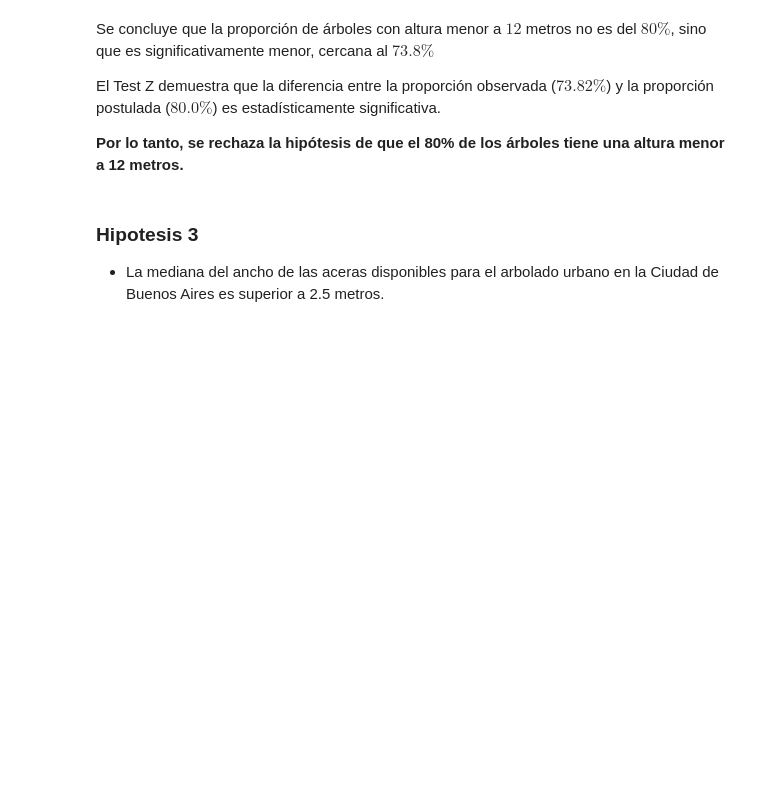
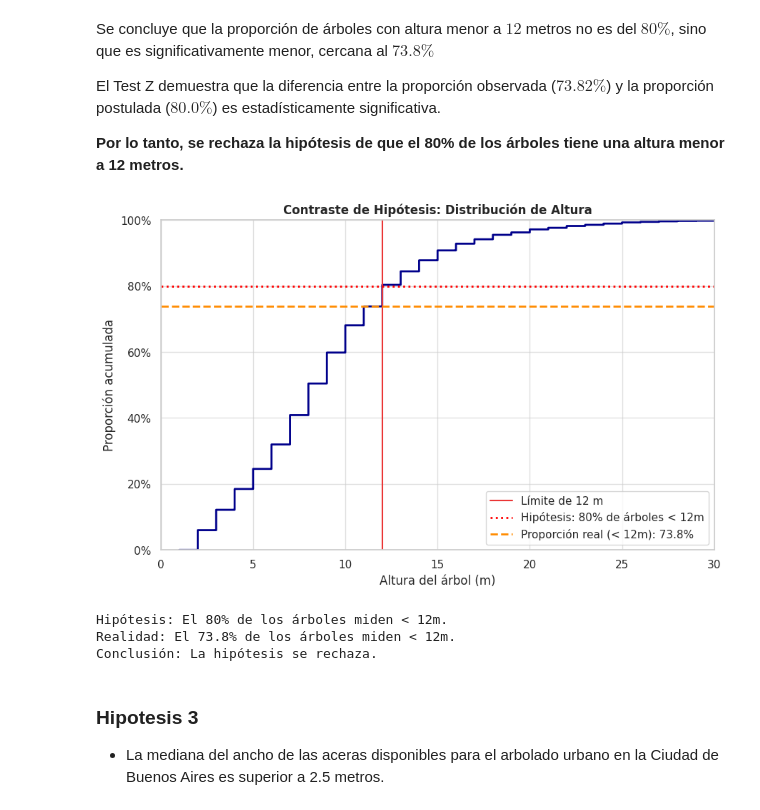
Before and after one commit to valentinabulat/TPFundamentos, a Jupyter notebook: Grupo10-TpeFundamentos.ipynb, the cells around one changed output. Drawn from its saved outputs; the diff is of its cells as text; code cells hidden in the pictures; blank space fills up the shorter version.

```diff
--- a/Grupo10-TpeFundamentos.ipynb
+++ b/Grupo10-TpeFundamentos.ipynb
@@ -515,3 +398,54 @@ Resultado: Se rechaza la Hipótesis Nula (H0). La proporción es significativame
  El Test Z demuestra que la diferencia entre la proporción observada ($\mathbf{73.82}\%$) y la proporción postulada ($\mathbf{80.0}\%$) es estadísticamente significativa.
 
 **Por lo tanto, se rechaza la hipótesis de que el 80% de los árboles tiene una altura menor a 12 metros.**
+# %%
+limite = 12
+proporcion_hipotesis = 0.80 # El 80% de tu hipótesis
+
+# --- CÁLCULO CORRECTO para "menor a 12" ---
+# Esto calcula P(Altura < 12)
+proporcion_real_menor_a_12 = (copiaDataset["altura_arbol"].dropna() < limite).mean()
+
+# --- Gráfico ---
+plt.figure(figsize=(10, 6))
+sns.ecdfplot(data=copiaDataset, x='altura_arbol', color='darkblue', linewidth=2)
+
+# --- LÍNEAS DE CONTRASTE DE HIPÓTESIS ---
+
+# 1. Línea Vertical (límite de 12m)
+plt.axvline(x=limite, color="#EA3636", linestyle='-', linewidth=1.5,
+            label=f"Límite de {limite} m")
+
+# 2. Línea de la HIPÓTESIS (Tu 80%)
+# La dibujamos en rojo punteado para mostrar que es el objetivo
+plt.axhline(proporcion_hipotesis, color="red", linestyle=':', linewidth=2,
+            label=f'Hipótesis: {proporcion_hipotesis:.0%} de árboles < {limite}m')
+
+# 3. Línea de la PROPORCIÓN REAL (El valor de P(Altura < 12))
+# Esta es la que calculamos (será ~68%, no 73.8%)
+plt.axhline(proporcion_real_menor_a_12, color="darkorange", linestyle='--', linewidth=2,
+            label=f'Proporción real (< {limite}m): {proporcion_real_menor_a_12:.1%}')
+
+# --- Personalización ---
+plt.gca().yaxis.set_major_formatter(PercentFormatter(1))
+plt.xlim(0, max(30, limite + 10))
+plt.title("Contraste de Hipótesis: Distribución de Altura", fontsize=12, fontweight="bold")
+plt.xlabel("Altura del árbol (m)")
+plt.ylabel("Proporción acumulada")
+plt.legend(loc='lower right')
+plt.grid(True, linestyle='-', alpha=0.6)
+plt.show()
+
+# --- Conclusión impresa ---
+print(f"Hipótesis: El {proporcion_hipotesis:.0%} de los árboles miden < {limite}m.")
+print(f"Realidad: El {proporcion_real_menor_a_12:.1%} de los árboles miden < {limite}m.")
+
+if proporcion_real_menor_a_12 >= proporcion_hipotesis:
+    print("Conclusión: La hipótesis se cumple.")
+else:
+    print("Conclusión: La hipótesis se rechaza.")
+# %% [output]
+[figure, added]
+Hipótesis: El 80% de los árboles miden < 12m.
+Realidad: El 73.8% de los árboles miden < 12m.
+Conclusión: La hipótesis se rechaza.
```
Also changed, not shown: parts of 10 cells of this notebook.
